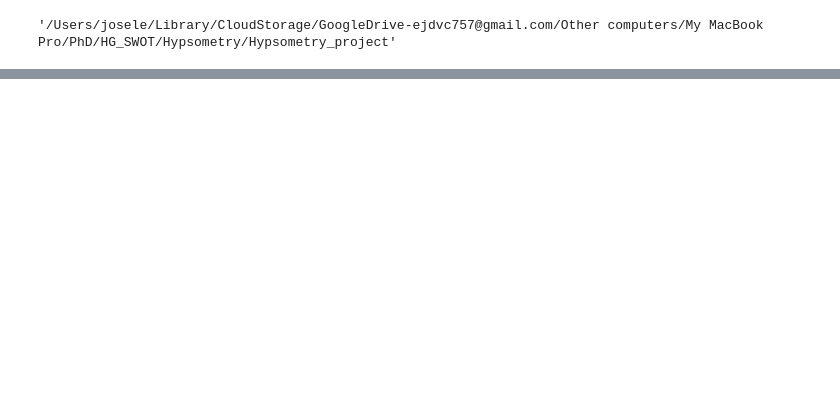
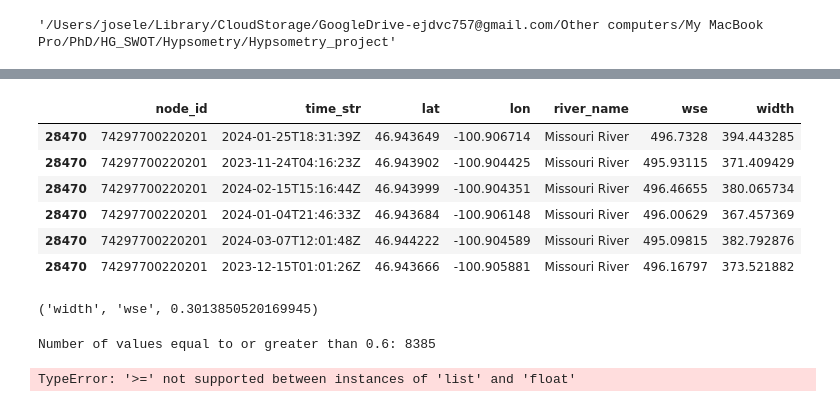
Before and after one commit to jdavecas/Hypsometry_project, a Jupyter notebook: Hypsometry.ipynb, the cells around one changed output, grey strips where cells are left out. Drawn from its saved outputs; the diff is of its cells as text; code cells hidden in the pictures; blank space fills up the shorter version.

```diff
--- a/Hypsometry.ipynb
+++ b/Hypsometry.ipynb
@@ -108,0 +117,10 @@ print(94/382.90, 93/382.73, 95/382.63)
+# %%
+result_df_list[28470]
+# %% [output]
+|  | node_id | time_str | lat | lon | river_name | wse | width |
+| 28470 | 74297700220201 | 2024-01-25T18:31:39Z | 46.943649 | -100.906714 | Missouri River | 496.7328 | 394.443285 |
+| 28470 | 74297700220201 | 2023-11-24T04:16:23Z | 46.943902 | -100.904425 | Missouri River | 495.93115 | 371.409429 |
+| 28470 | 74297700220201 | 2024-02-15T15:16:44Z | 46.943999 | -100.904351 | Missouri River | 496.46655 | 380.065734 |
+| 28470 | 74297700220201 | 2024-01-04T21:46:33Z | 46.943684 | -100.906148 | Missouri River | 496.00629 | 367.457369 |
+| 28470 | 74297700220201 | 2024-03-07T12:01:48Z | 46.944222 | -100.904589 | Missouri River | 495.09815 | 382.792876 |
+| 28470 | 74297700220201 | 2023-12-15T01:01:26Z | 46.943666 | -100.905881 | Missouri River | 496.16797 | 373.521882 |
@@ -108,0 +152,19 @@ print(94/382.90, 93/382.73, 95/382.63)
+# %%
+spearman_coefficients[28470]
+# %% [output]
+('width', 'wse', 0.3013850520169945)
+# %%
+# Initialize count variable
+count = 0
+
+# Loop through the list and count values greater than or equal to 0.6
+for value in spearman_coefficients:
+    if value[2] >= 0.6:
+        count += 1
+print("Number of values equal to or greater than 0.6:", count)
+# %% [output]
+Number of values equal to or greater than 0.6: 8385
+# %%
+count = sum(1 for x in spearman_coeffs if x >= 0.5)
+# %% [output]
+TypeError: '>=' not supported between instances of 'list' and 'float'
```
Also changed, not shown: parts of 10 cells of this notebook.
